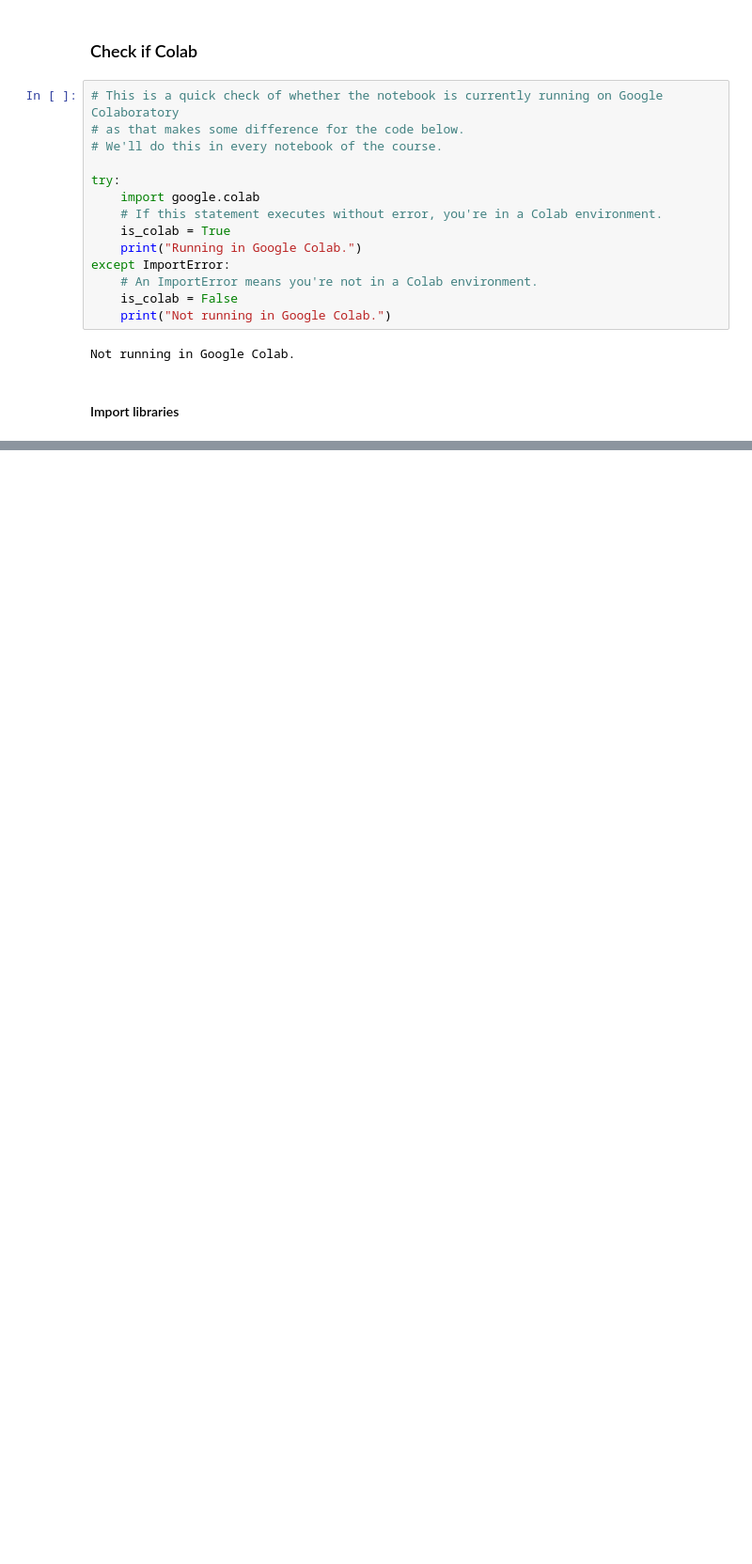
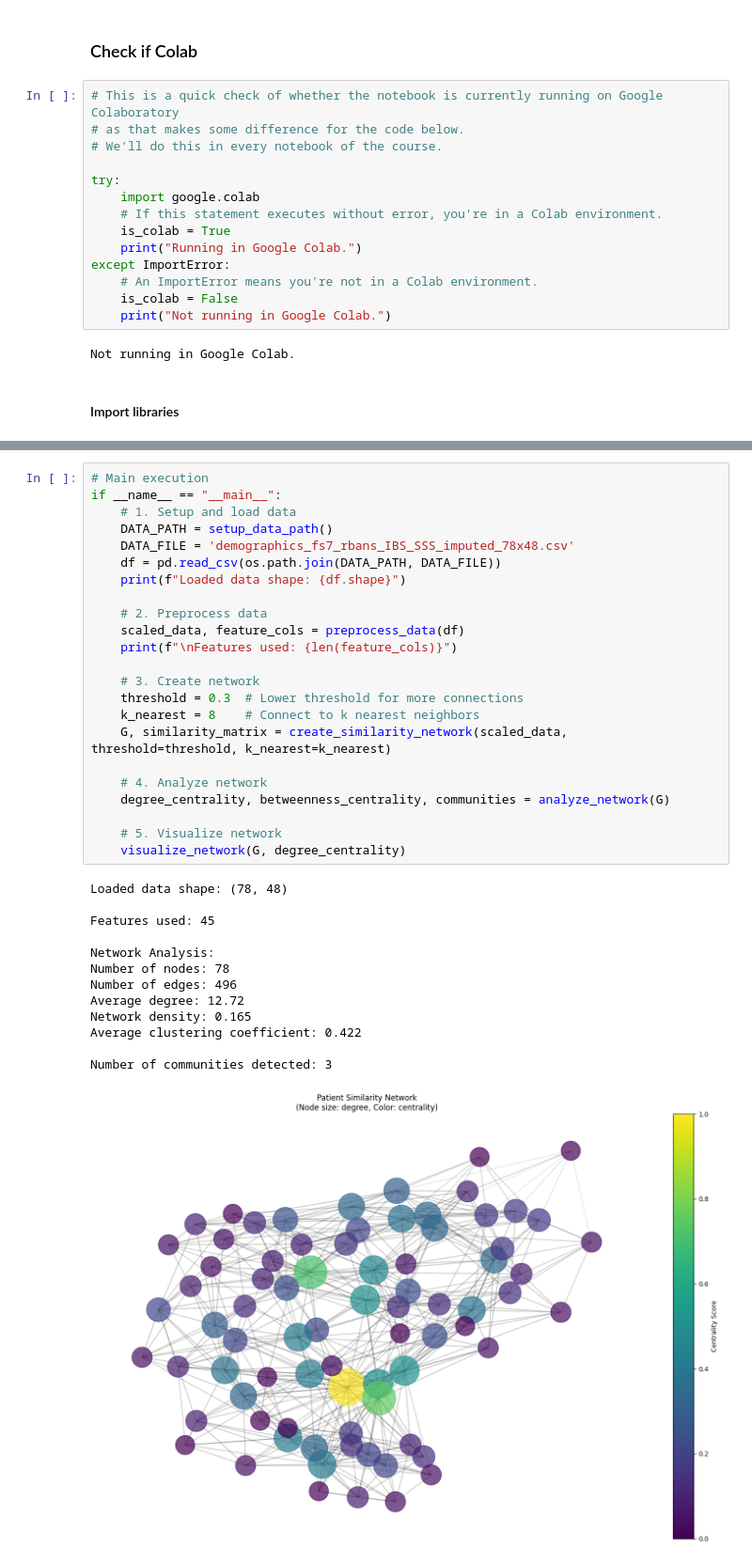
Before and after one commit to MMIV-ML/ELMED219-2025, a Jupyter notebook: Lab1-NetworkSci-PSN/notebooks/03-patient-similarity-networks-ibs-brain.ipynb, the cells around one changed output, grey strips where cells are left out. Shown at 94% size. Cells and saved outputs as stored; diff of their text form; blank space fills up the shorter version.

Commit message:
Intial version of PSN with the ibs-brain data

```diff
--- a/Lab1-NetworkSci-PSN/notebooks/03-patient-similarity-networks-ibs-brain.ipynb
+++ b/Lab1-NetworkSci-PSN/notebooks/03-patient-similarity-networks-ibs-brain.ipynb
@@ -37,0 +231,37 @@ import networkx as nx
+# %%
+# Main execution
+if __name__ == "__main__":
+    # 1. Setup and load data
+    DATA_PATH = setup_data_path()
+    DATA_FILE = 'demographics_fs7_rbans_IBS_SSS_imputed_78x48.csv'
+    df = pd.read_csv(os.path.join(DATA_PATH, DATA_FILE))
+    print(f"Loaded data shape: {df.shape}")
+
+    # 2. Preprocess data
+    scaled_data, feature_cols = preprocess_data(df)
+    print(f"\nFeatures used: {len(feature_cols)}")
+
+    # 3. Create network
+    threshold = 0.3  # Lower threshold for more connections
+    k_nearest = 8    # Connect to k nearest neighbors
+    G, similarity_matrix = create_similarity_network(scaled_data, threshold=threshold, k_nearest=k_nearest)
+
+    # 4. Analyze network
+    degree_centrality, betweenness_centrality, communities = analyze_network(G)
+
+    # 5. Visualize network
+    visualize_network(G, degree_centrality)
+# %% [output]
+Loaded data shape: (78, 48)
+
+Features used: 45
+
+Network Analysis:
+Number of nodes: 78
+Number of edges: 496
+Average degree: 12.72
+Network density: 0.165
+Average clustering coefficient: 0.422
+
+Number of communities detected: 3
+[figure, added]
```
Also changed, not shown: parts of 4 cells of this notebook, 1 other file.
